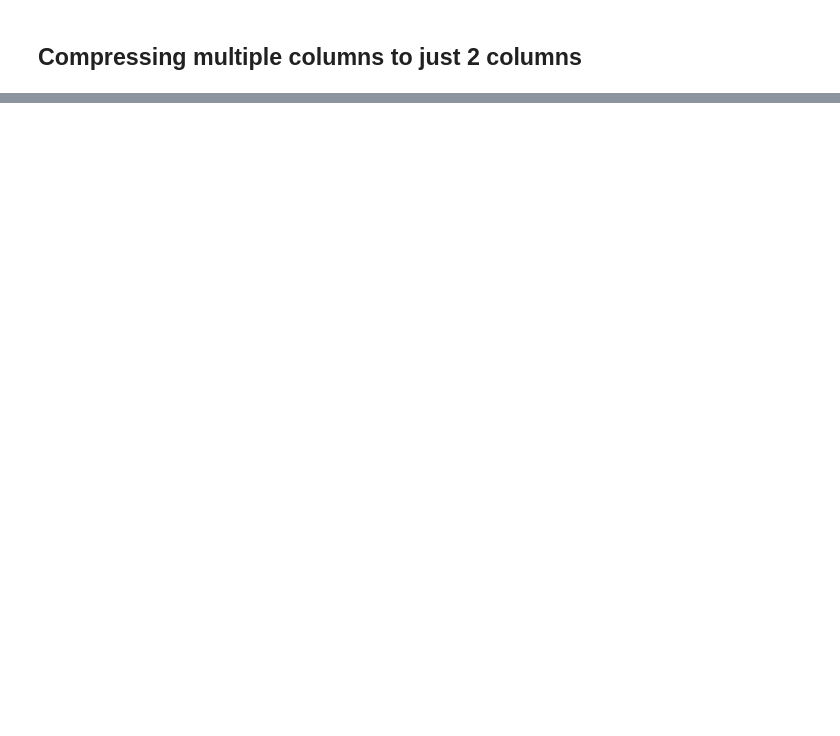
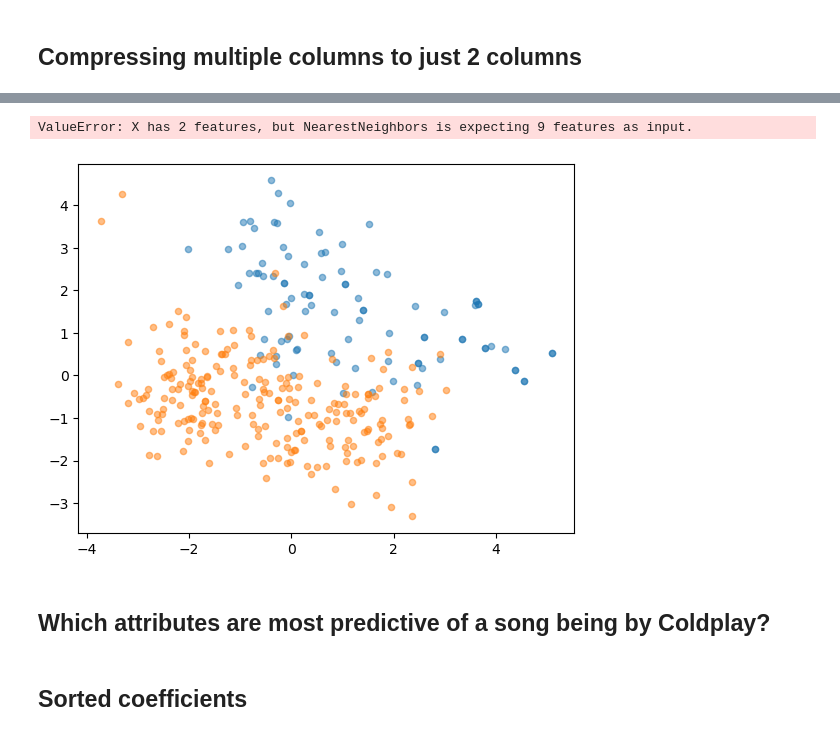
Before and after one commit to wfoster01/csc475spotify, a Jupyter notebook: spotifymain.ipynb, the cells around one changed output, grey strips where cells are left out. Cells and saved outputs as stored; diff of their text form; code cells hidden in the pictures; blank space fills up the shorter version.

```diff
--- a/spotifymain.ipynb
+++ b/spotifymain.ipynb
@@ -62,0 +146,21 @@ plt.scatter(X_reduced[:,0], X_reduced[:,1], s=10, c=subset['coldplay'])
+# %%
+from matplotlib import pyplot as plt
+
+# Plot the scatter plot
+plt.scatter(coldplay[:,0], coldplay[:,1], s=20, alpha=0.5)
+plt.scatter(mf_doom[:,0], mf_doom[:,1], s=20, alpha=0.5)
+
+
+# Add a new point for demonstration
+new_point = np.array([[1.5, -1]])
+
+# Find the nearest neighbor to the new point
+distances, indices = nn.kneighbors(new_point, n_neighbors=1)
+
+# Plot the nearest neighbor point
+plt.scatter(X_reduced[indices[0], 0], X_reduced[indices[0], 1], color='red', marker='x', s=100)
+
+plt.legend(['Coldplay', 'MF Doom', 'Nearest Neighbor'])
+# %% [output]
+ValueError: X has 2 features, but NearestNeighbors is expecting 9 features as input.
+[figure, added]
@@ -62,0 +184,2 @@ plt.scatter(X_reduced[:,0], X_reduced[:,1], s=10, c=subset['coldplay'])
+# %% [markdown]
+## Which attributes are most predictive of a song being by Coldplay?
@@ -62,0 +195,2 @@ plt.scatter(X_reduced[:,0], X_reduced[:,1], s=10, c=subset['coldplay'])
+# %% [markdown]
+## Sorted coefficients
```
Also changed, not shown: parts of 20 cells of this notebook.
